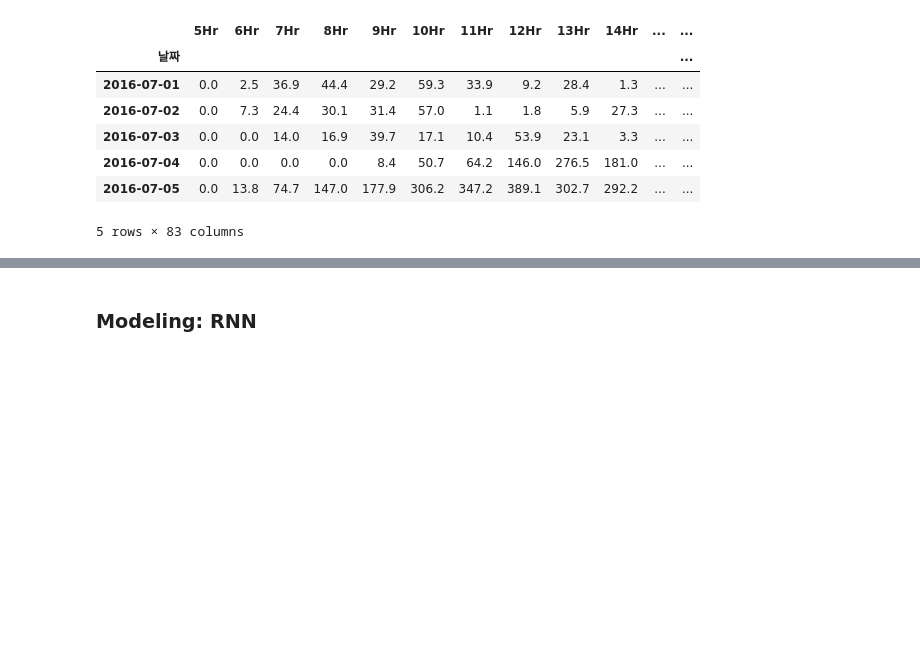
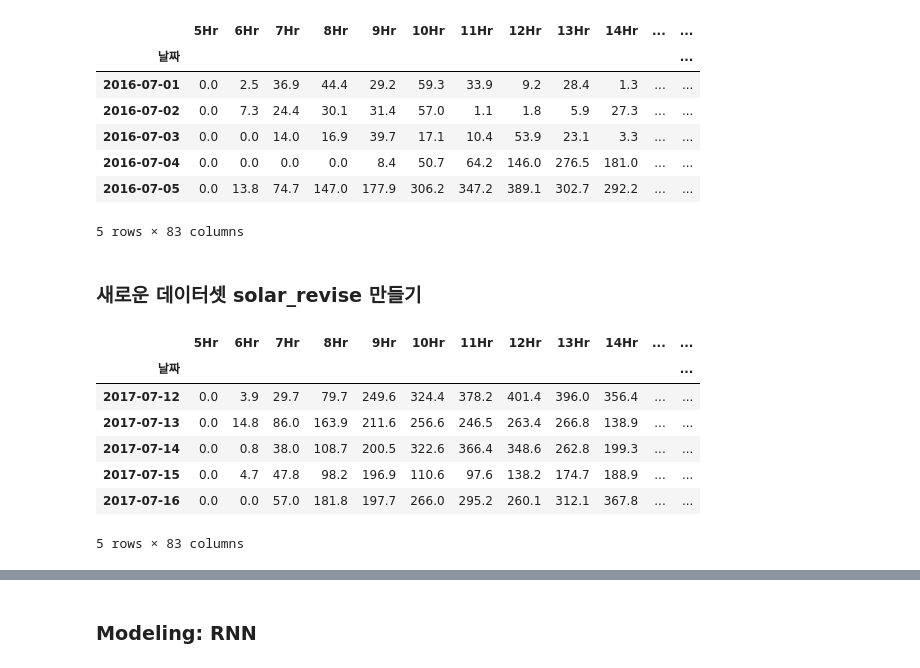
Before and after one commit to seokyeongheo/iot-data-practice, a Jupyter notebook: IOT_practice_01.RNN.ipynb, the cells around one changed output, grey strips where cells are left out. Drawn from its saved outputs; the diff is of its cells as text; code cells hidden in the pictures; blank space fills up the shorter version.

```diff
--- a/IOT_practice_01.RNN.ipynb
+++ b/IOT_practice_01.RNN.ipynb
@@ -486,3 +291,5 @@ solar_raw.head()
 | 2016-07-04 | 0.0 | 0.0 | 0.0 | 0.0 | 8.4 | 50.7 | 64.2 | 146.0 | 276.5 | 181.0 | ... | ... |
 | 2016-07-05 | 0.0 | 13.8 | 74.7 | 147.0 | 177.9 | 306.2 | 347.2 | 389.1 | 302.7 | 292.2 | ... | ... |
 5 rows × 83 columns
+# %% [markdown]
+### 새로운 데이터셋 solar_revise 만들기
@@ -489 +314,13 @@ solar_raw.head()
+# %%
+solar_revise = pd.read_pickle('./solar_revise.pkl')
+solar_revise.tail()
+# %% [output]
+|  | 5Hr | 6Hr | 7Hr | 8Hr | 9Hr | 10Hr | 11Hr | 12Hr | 13Hr | 14Hr | ... | ... |
+| 날짜 |  |  |  |  |  |  |  |  |  |  |  | ... |
+| 2017-07-12 | 0.0 | 3.9 | 29.7 | 79.7 | 249.6 | 324.4 | 378.2 | 401.4 | 396.0 | 356.4 | ... | ... |
+| 2017-07-13 | 0.0 | 14.8 | 86.0 | 163.9 | 211.6 | 256.6 | 246.5 | 263.4 | 266.8 | 138.9 | ... | ... |
+| 2017-07-14 | 0.0 | 0.8 | 38.0 | 108.7 | 200.5 | 322.6 | 366.4 | 348.6 | 262.8 | 199.3 | ... | ... |
+| 2017-07-15 | 0.0 | 4.7 | 47.8 | 98.2 | 196.9 | 110.6 | 97.6 | 138.2 | 174.7 | 188.9 | ... | ... |
+| 2017-07-16 | 0.0 | 0.0 | 57.0 | 181.8 | 197.7 | 266.0 | 295.2 | 260.1 | 312.1 | 367.8 | ... | ... |
+5 rows × 83 columns
 # %%
```
Also changed, not shown: parts of 68 cells of this notebook, 2 other files.
